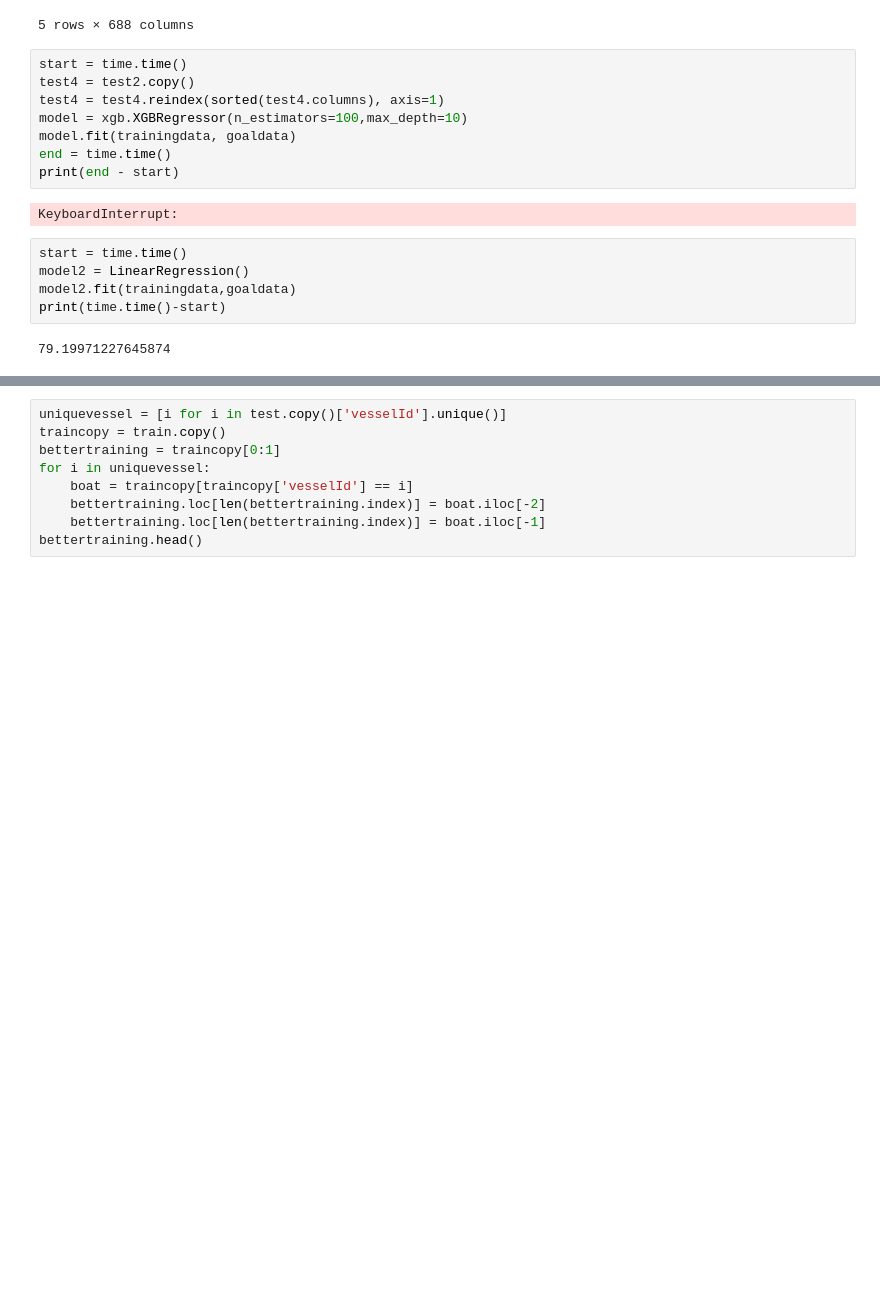
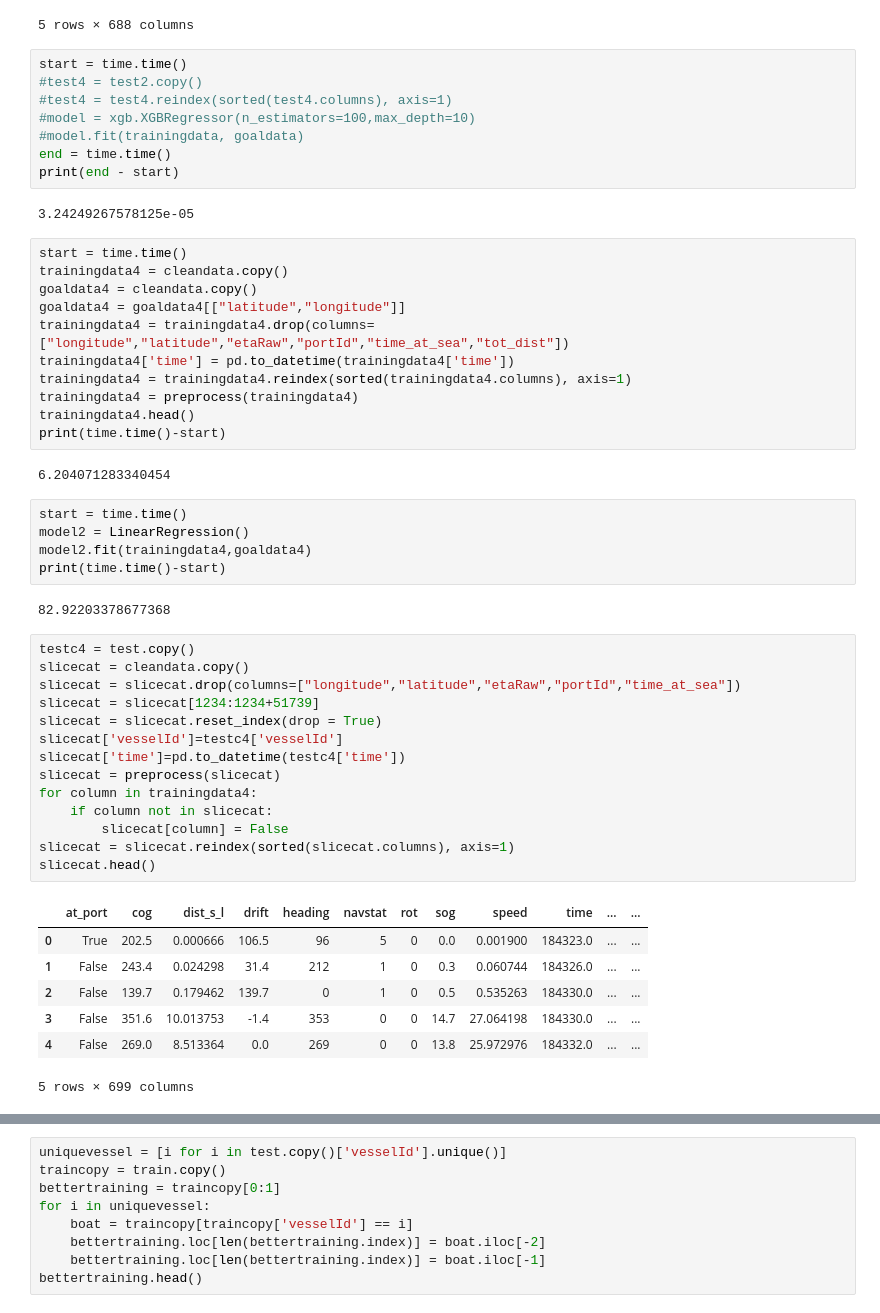
Before and after one commit to baconmoontwist/ML, a Jupyter notebook: Henrik/ML 1.ipynb, the cells around one changed output, grey strips where cells are left out. Drawn from its saved outputs; the diff is of its cells as text; blank space fills up the shorter version.

```diff
--- a/Henrik/ML 1.ipynb
+++ b/Henrik/ML 1.ipynb
@@ -127,18 +128,53 @@ test2.head()
 5 rows × 688 columns
 # %%
 start = time.time()
-test4 = test2.copy()
-test4 = test4.reindex(sorted(test4.columns), axis=1)
-model = xgb.XGBRegressor(n_estimators=100,max_depth=10)
-model.fit(trainingdata, goaldata)
+#test4 = test2.copy()
+#test4 = test4.reindex(sorted(test4.columns), axis=1)
+#model = xgb.XGBRegressor(n_estimators=100,max_depth=10)
+#model.fit(trainingdata, goaldata)
 end = time.time()
 print(end - start)
 # %% [output]
-KeyboardInterrupt:
+3.24249267578125e-05
+# %%
+start = time.time()
+trainingdata4 = cleandata.copy()
+goaldata4 = cleandata.copy()
+goaldata4 = goaldata4[["latitude","longitude"]]
+trainingdata4 = trainingdata4.drop(columns=["longitude","latitude","etaRaw","portId","time_at_sea","tot_dist"])
+trainingdata4['time'] = pd.to_datetime(trainingdata4['time'])
+trainingdata4 = trainingdata4.reindex(sorted(trainingdata4.columns), axis=1)
+trainingdata4 = preprocess(trainingdata4)
+trainingdata4.head()
+print(time.time()-start)
+# %% [output]
+6.204071283340454
 # %%
 start = time.time()
 model2 = LinearRegression()
-model2.fit(trainingdata,goaldata)
+model2.fit(trainingdata4,goaldata4)
 print(time.time()-start)
 # %% [output]
-79.19971227645874
+82.92203378677368
+# %%
+testc4 = test.copy()
+slicecat = cleandata.copy()
+slicecat = slicecat.drop(columns=["longitude","latitude","etaRaw","portId","time_at_sea"])
+slicecat = slicecat[1234:1234+51739]
+slicecat = slicecat.reset_index(drop = True)
+slicecat['vesselId']=testc4['vesselId']
+slicecat['time']=pd.to_datetime(testc4['time'])
+slicecat = preprocess(slicecat)
+for column in trainingdata4:
+    if column not in slicecat:
+        slicecat[column] = False
+slicecat = slicecat.reindex(sorted(slicecat.columns), axis=1)
+slicecat.head()
+# %% [output]
+|  | at_port | cog | dist_s_l | drift | heading | navstat | rot | sog | speed | time | ... | ... |
+| 0 | True | 202.5 | 0.000666 | 106.5 | 96 | 5 | 0 | 0.0 | 0.001900 | 184323.0 | ... | ... |
+| 1 | False | 243.4 | 0.024298 | 31.4 | 212 | 1 | 0 | 0.3 | 0.060744 | 184326.0 | ... | ... |
+| 2 | False | 139.7 | 0.179462 | 139.7 | 0 | 1 | 0 | 0.5 | 0.535263 | 184330.0 | ... | ... |
+| 3 | False | 351.6 | 10.013753 | -1.4 | 353 | 0 | 0 | 14.7 | 27.064198 | 184330.0 | ... | ... |
+| 4 | False | 269.0 | 8.513364 | 0.0 | 269 | 0 | 0 | 13.8 | 25.972976 | 184332.0 | ... | ... |
+5 rows × 699 columns
```
Also changed, not shown: parts of 5 cells of this notebook, 1 other file.
